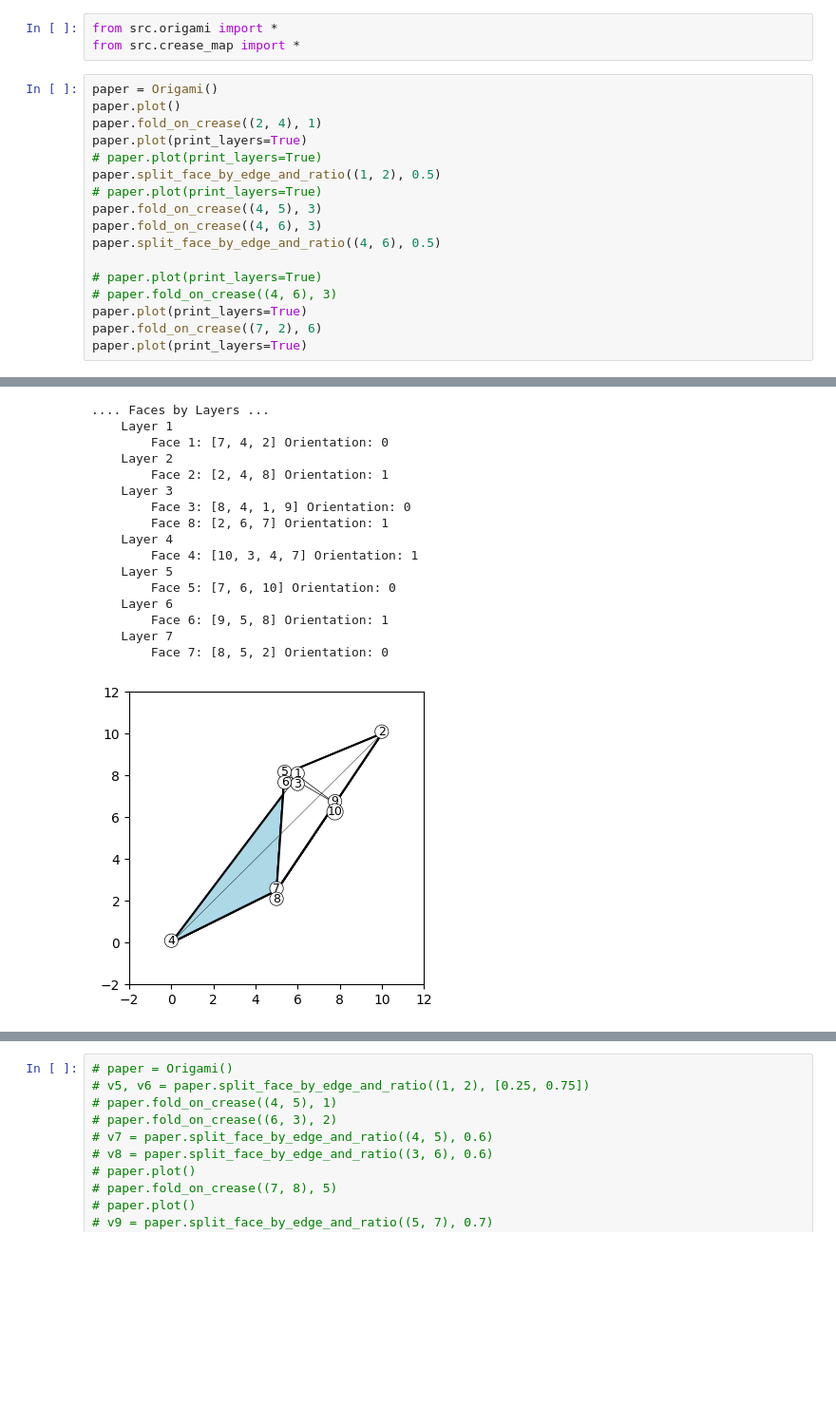
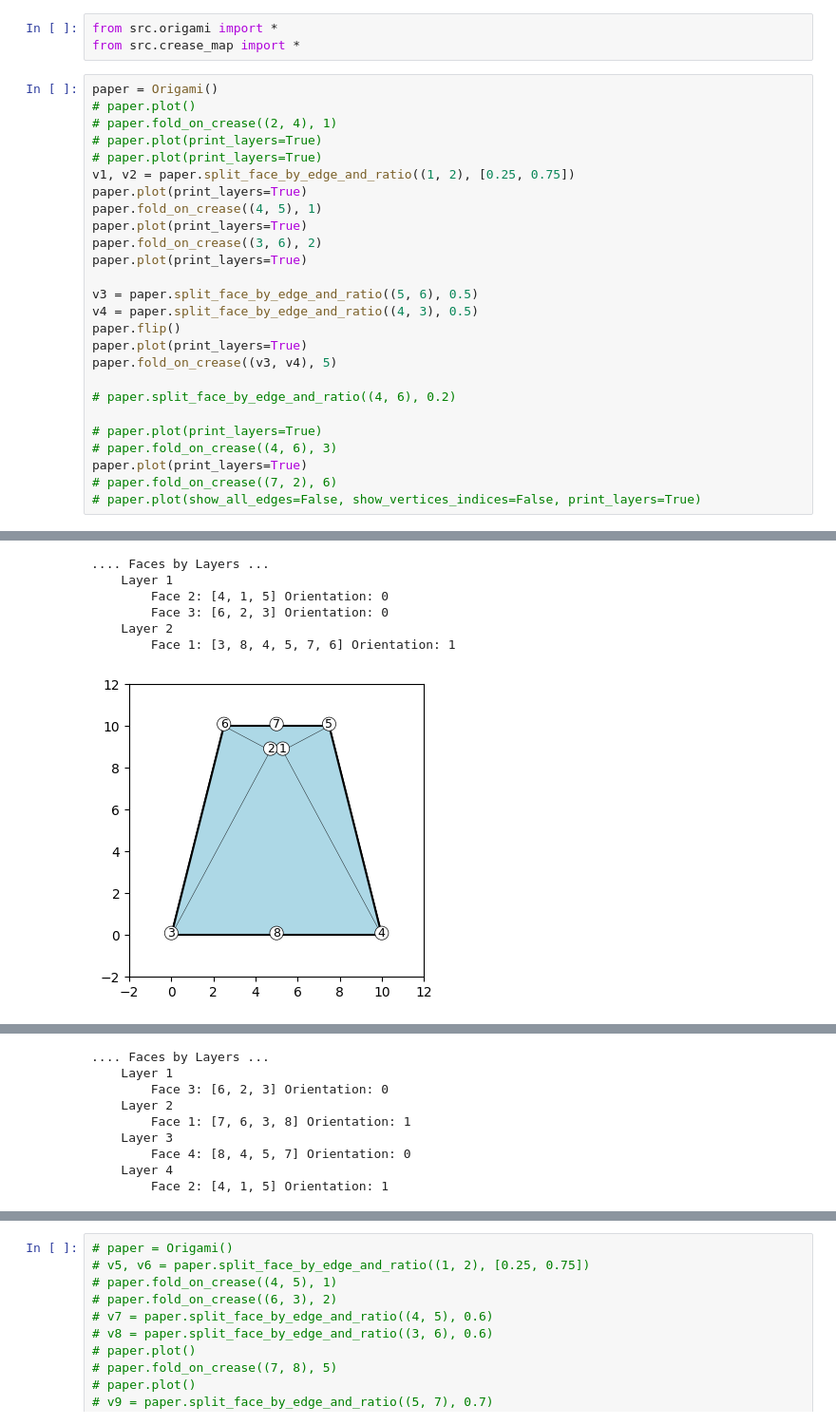
Before and after one commit to maya-moriya/origami-ui, a Jupyter notebook: notebook.ipynb, the cells around one changed output, grey strips where cells are left out. Shown at 95% size. Cells and saved outputs as stored; diff of their text form; blank space fills up the shorter version.

```diff
--- a/notebook.ipynb
+++ b/notebook.ipynb
@@ -6,19 +6,28 @@ from src.origami import *
 from src.crease_map import *
 # %%
 paper = Origami()
-paper.plot()
-paper.fold_on_crease((2, 4), 1)
+# paper.plot()
+# paper.fold_on_crease((2, 4), 1)
+# paper.plot(print_layers=True)
+# paper.plot(print_layers=True)
+v1, v2 = paper.split_face_by_edge_and_ratio((1, 2), [0.25, 0.75])
 paper.plot(print_layers=True)
-# paper.plot(print_layers=True)
-paper.split_face_by_edge_and_ratio((1, 2), 0.5)
-# paper.plot(print_layers=True)
-paper.fold_on_crease((4, 5), 3)
-paper.fold_on_crease((4, 6), 3)
-paper.split_face_by_edge_and_ratio((4, 6), 0.5)
+paper.fold_on_crease((4, 5), 1)
+paper.plot(print_layers=True)
+paper.fold_on_crease((3, 6), 2)
+paper.plot(print_layers=True)
+
+v3 = paper.split_face_by_edge_and_ratio((5, 6), 0.5)
+v4 = paper.split_face_by_edge_and_ratio((4, 3), 0.5)
+paper.flip()
+paper.plot(print_layers=True)
+paper.fold_on_crease((v3, v4), 5)
+
+# paper.split_face_by_edge_and_ratio((4, 6), 0.2)
 
 # paper.plot(print_layers=True)
 # paper.fold_on_crease((4, 6), 3)
 paper.plot(print_layers=True)
-paper.fold_on_crease((7, 2), 6)
-paper.plot(print_layers=True)
+# paper.fold_on_crease((7, 2), 6)
+# paper.plot(show_all_edges=False, show_vertices_indices=False, print_layers=True)
 # %% [output]
@@ -93,17 +85,7 @@ DEBUG | fold_on_crease_by_side |  Updated faces: {1: [7, 4, 2], 2: [2, 4, 8], 3:
 .... Faces by Layers ...
     Layer 1
-        Face 1: [7, 4, 2] Orientation: 0
+        Face 2: [4, 1, 5] Orientation: 0
+        Face 3: [6, 2, 3] Orientation: 0
     Layer 2
-        Face 2: [2, 4, 8] Orientation: 1
-    Layer 3
-        Face 3: [8, 4, 1, 9] Orientation: 0
-        Face 8: [2, 6, 7] Orientation: 1
-    Layer 4
-        Face 4: [10, 3, 4, 7] Orientation: 1
-    Layer 5
-        Face 5: [7, 6, 10] Orientation: 0
-    Layer 6
-        Face 6: [9, 5, 8] Orientation: 1
-    Layer 7
-        Face 7: [8, 5, 2] Orientation: 0
+        Face 1: [3, 8, 4, 5, 7, 6] Orientation: 1
-[figure, old version]
+[figure, new version]
@@ -109,0 +109,9 @@ DEBUG | fold_on_crease_by_side |  Updated faces: {1: [7, 4, 2], 2: [2, 4, 8], 3:
+.... Faces by Layers ...
+    Layer 1
+        Face 3: [6, 2, 3] Orientation: 0
+    Layer 2
+        Face 1: [7, 6, 3, 8] Orientation: 1
+    Layer 3
+        Face 4: [8, 4, 5, 7] Orientation: 0
+    Layer 4
+        Face 2: [4, 1, 5] Orientation: 1
```
Also changed, not shown: parts of 2 cells of this notebook, 1 other file.
